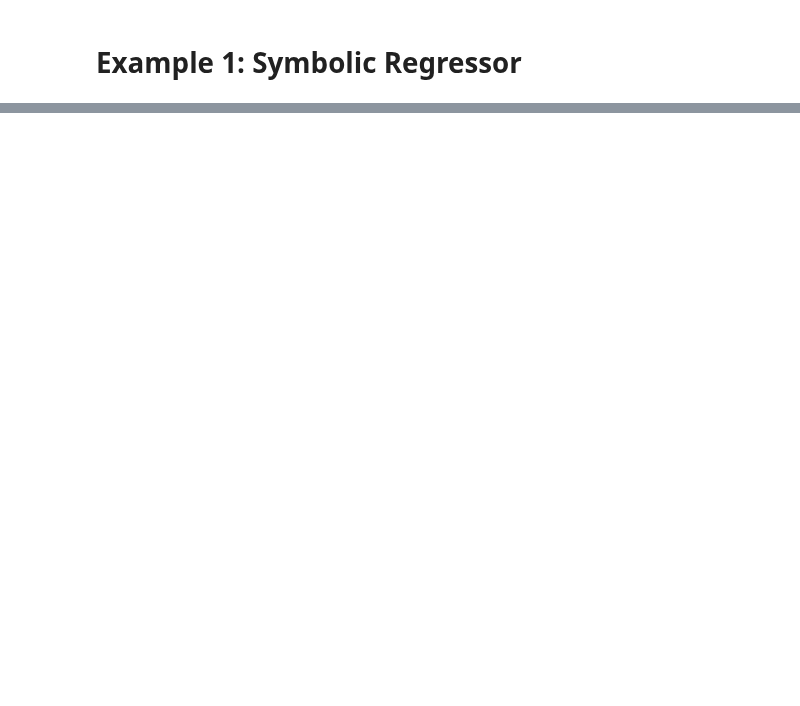
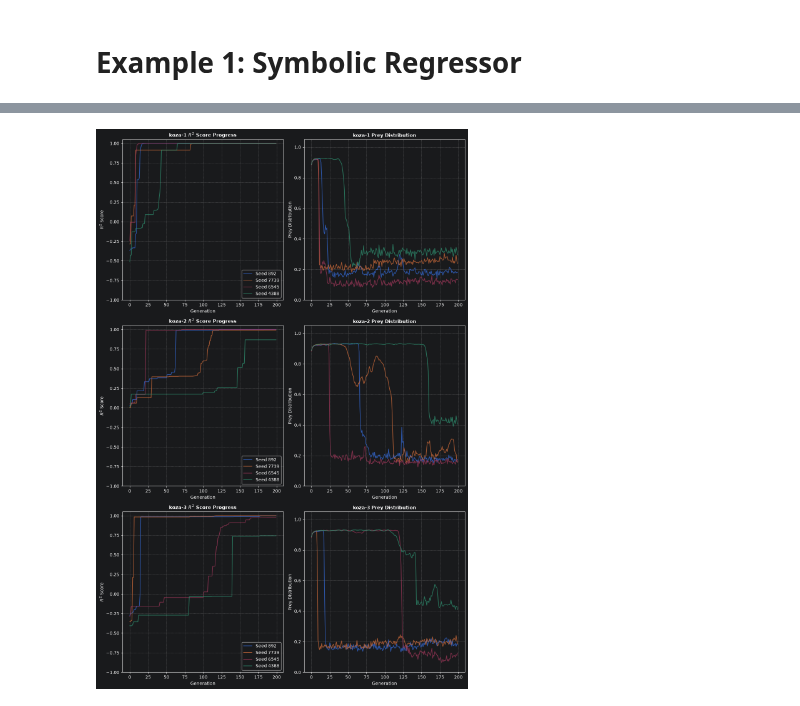
Before and after one commit to Repeating1212/gplearn, a Jupyter notebook: ppm/gp_testing_ppm.ipynb, the cells around one changed output, grey strips where cells are left out. Drawn from its saved outputs; the diff is of its cells as text; code cells hidden in the pictures; blank space fills up the shorter version.

```diff
--- a/ppm/gp_testing_ppm.ipynb
+++ b/ppm/gp_testing_ppm.ipynb
@@ -445,0 +445,59 @@ plt.show()
+# %%
+# Plot Distribution of Prey VS Predator
+
+# 1. Group records by benchmark name directly from new_result
+benchmark_groups = defaultdict(list)
+for record in new_result:
+    benchmark_groups[record["Benchmark"]].append(record)
+
+# 2. Set up subplots dynamically based on benchmark count
+n_benchmarks = len(benchmark_groups)
+fig, axes = plt.subplots(n_benchmarks, 2, figsize=(12, 6 * n_benchmarks), squeeze=False)
+
+for row_idx, (b_name, records) in enumerate(benchmark_groups.items()):
+    ax_r2 = axes[row_idx, 0]
+    ax_prey_dist = axes[row_idx, 1]
+
+    for record in records:
+        seed = record["Seed"]
+        prey_fitness = record["R2 Score Per Gen"]
+        prey_dist = record["Prey Diversity"]
+
+        # Plot Prey R2 Score on Left Subplot
+        ax_r2.plot(
+            range(len(prey_fitness)),
+            prey_fitness,
+            linewidth=1.5,
+            label=f"Seed {seed}",
+            alpha= line_alpha,
+        )
+
+        ax_prey_dist.plot(
+            range(len(prey_dist)),
+            prey_dist,
+            linewidth=1.5,
+            label=f'Seed {seed}',
+            alpha= line_alpha
+        )
+
+    # Formatting Left (Prey R2 Score)
+    ax_r2.set_title(
+        f"{b_name} $R^2$ Score Progress", fontsize=11, fontweight="bold"
+    )
+    ax_r2.set_xlabel("Generation")
+    ax_r2.set_ylabel("$R^2$ Score")
+    ax_r2.set_ylim(-1, 1.05)
+    ax_r2.grid(True, linestyle="--", alpha=0.6)
+    ax_r2.legend(loc="lower right")
+
+    # Formatting Right (Prey Distribution)
+    ax_prey_dist.set_title(f'{b_name} Prey Distribution', fontsize=11, fontweight='bold')
+    ax_prey_dist.set_xlabel('Generation')
+    ax_prey_dist.set_ylabel('Prey Distribution')
+    ax_prey_dist.set_ylim(0, 1.05)
+    ax_prey_dist.grid(True, linestyle='--', alpha=0.6)
+
+plt.tight_layout()
+plt.show()
+# %% [output]
+[figure, added]
```
Also changed, not shown: parts of 6 cells of this notebook, 1 other file.
